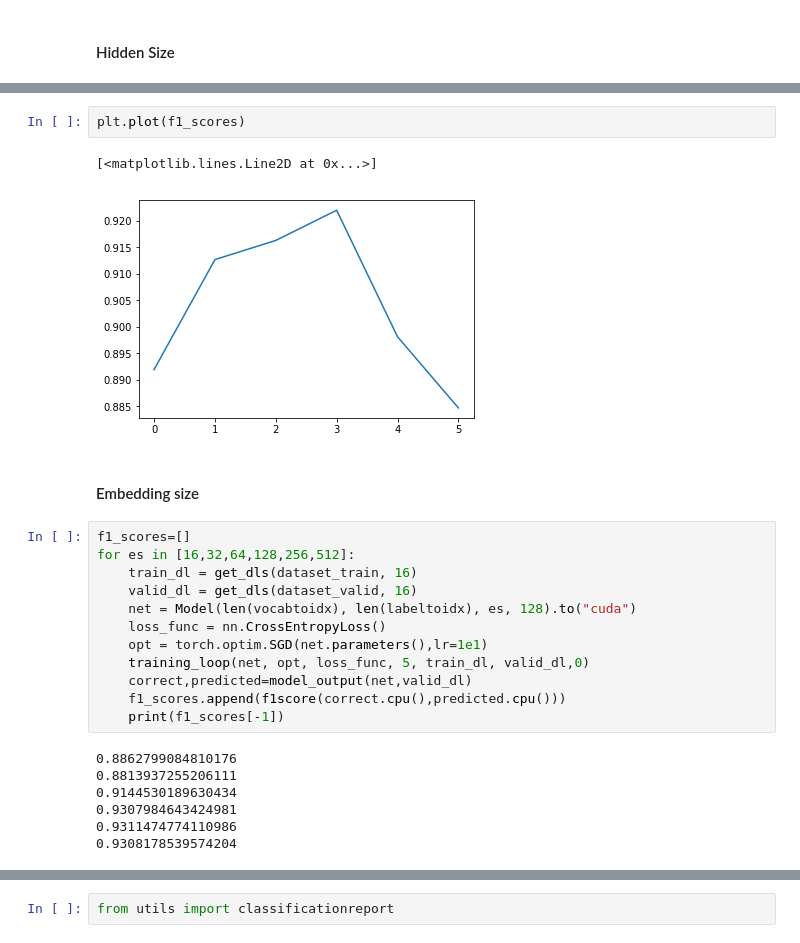
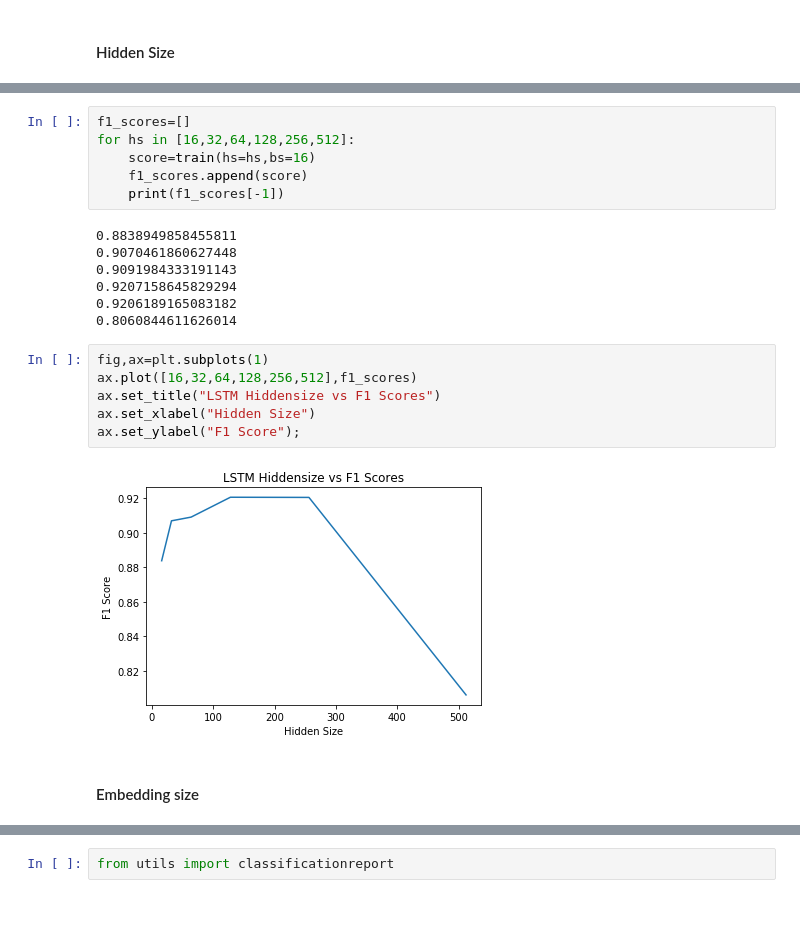
Before and after one commit to Aphaniteja/ner, a Jupyter notebook: Ablation studies.ipynb, the cells around one changed output, grey strips where cells are left out. Saved outputs shown, nothing was run; the diff lists cells and outputs as text; blank space fills up the shorter version.

```diff
--- a/Ablation studies.ipynb
+++ b/Ablation studies.ipynb
@@ -71,26 +62,23 @@ for hs in [16,32,64,128,256,512]:
-# %%
-plt.plot(f1_scores)
-# %% [output]
-[<matplotlib.lines.Line2D at 0x...>]
-[figure, removed]
+# %%
+f1_scores=[]
+for hs in [16,32,64,128,256,512]:
+    score=train(hs=hs,bs=16)
+    f1_scores.append(score)
+    print(f1_scores[-1])
+# %% [output]
+0.8838949858455811
+0.9070461860627448
+0.9091984333191143
+0.9207158645829294
+0.9206189165083182
+0.8060844611626014
+# %%
+fig,ax=plt.subplots(1)
+ax.plot([16,32,64,128,256,512],f1_scores)
+ax.set_title("LSTM Hiddensize vs F1 Scores")
+ax.set_xlabel("Hidden Size")
+ax.set_ylabel("F1 Score");
+# %% [output]
+[figure, added]
 # %% [markdown]
 #### Embedding size
-# %%
-f1_scores=[]
-for es in [16,32,64,128,256,512]:
-    train_dl = get_dls(dataset_train, 16)
-    valid_dl = get_dls(dataset_valid, 16)
-    net = Model(len(vocabtoidx), len(labeltoidx), es, 128).to("cuda")
-    loss_func = nn.CrossEntropyLoss()
-    opt = torch.optim.SGD(net.parameters(),lr=1e1)
-    training_loop(net, opt, loss_func, 5, train_dl, valid_dl,0)
-    correct,predicted=model_output(net,valid_dl)
-    f1_scores.append(f1score(correct.cpu(),predicted.cpu()))
-    print(f1_scores[-1])
-# %% [output]
-0.8862799084810176
-0.8813937255206111
-0.9144530189630434
-0.9307984643424981
-0.9311474774110986
-0.9308178539574204
```
Also changed, not shown: parts of 26 cells of this notebook.
